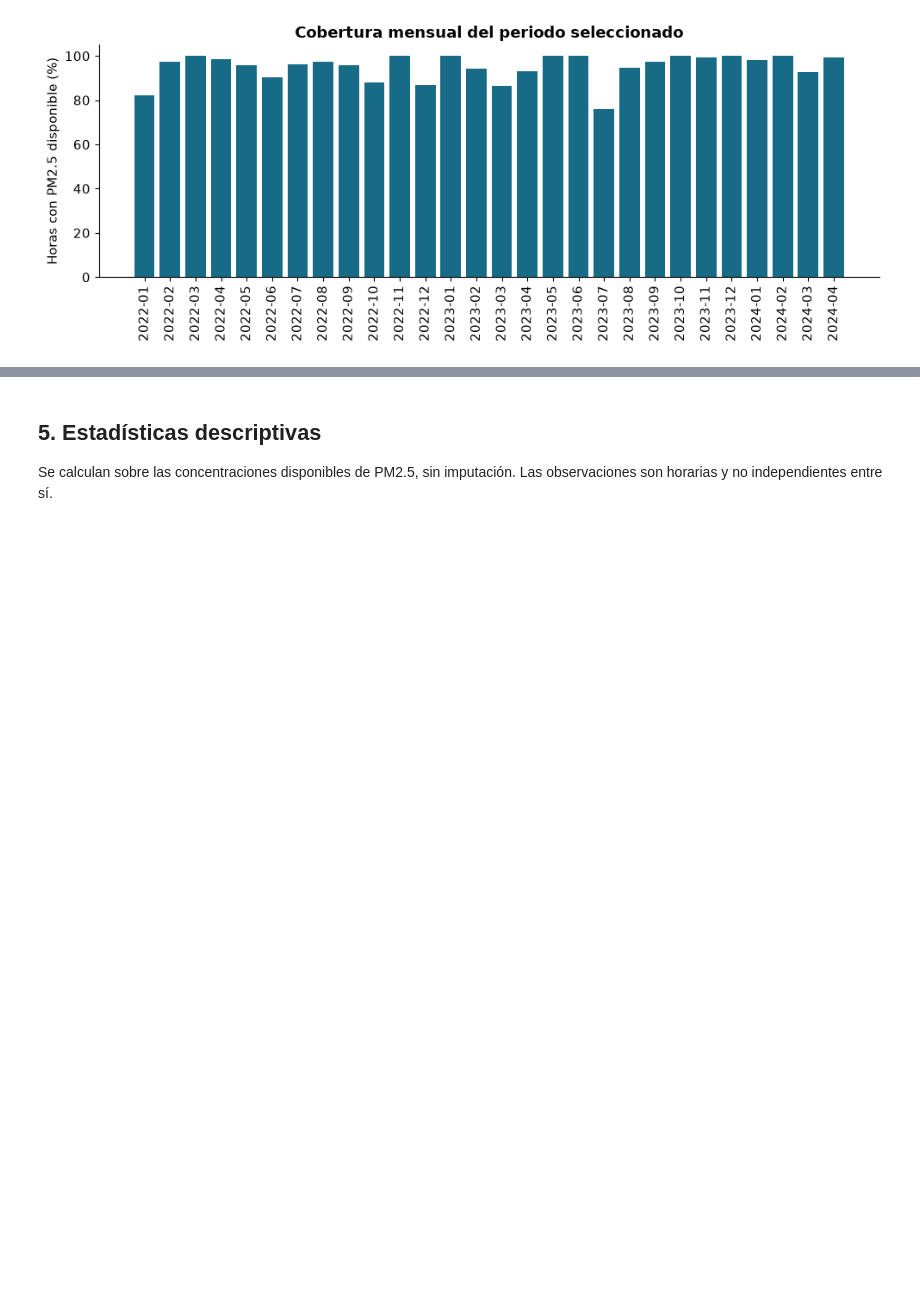
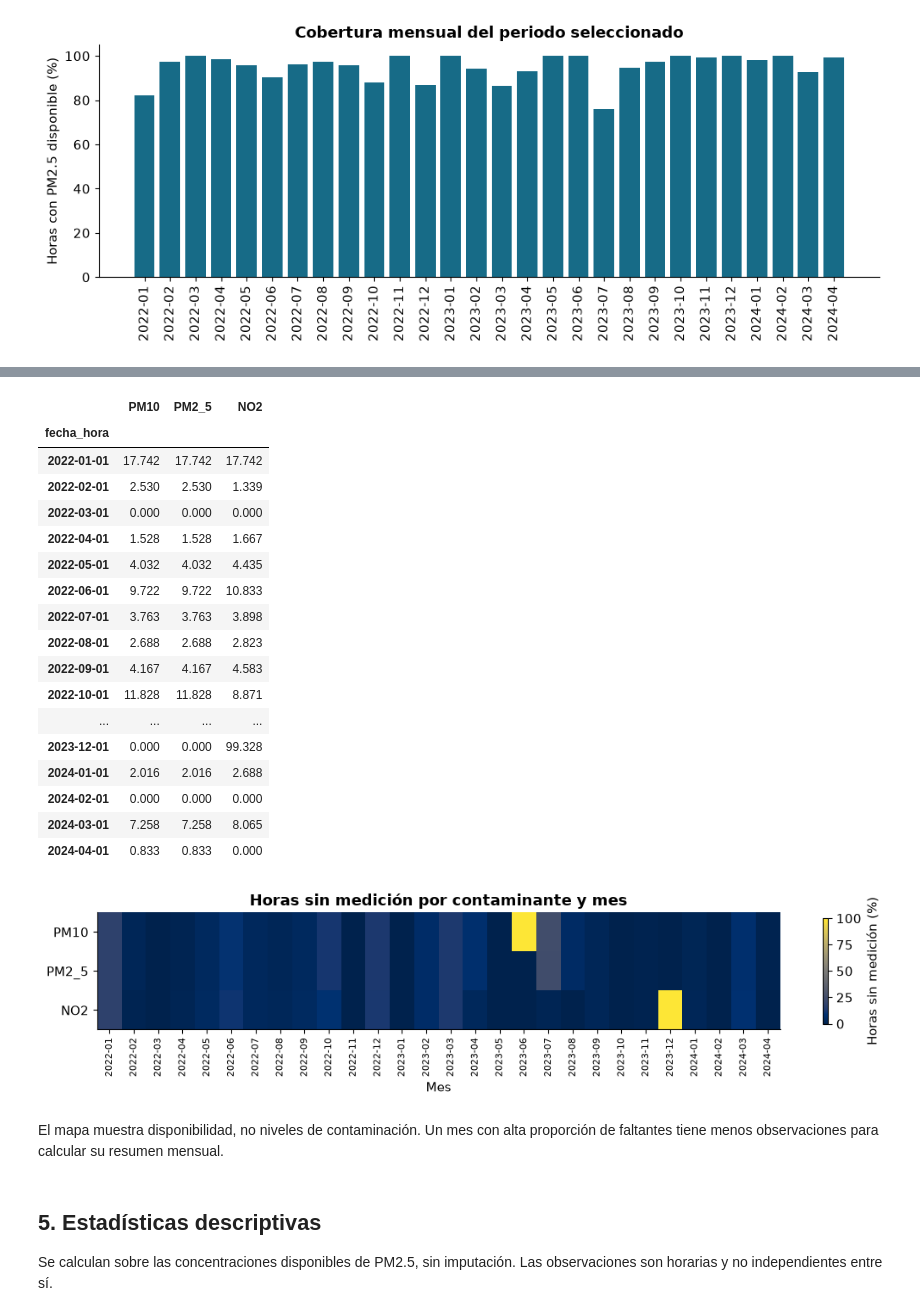
Before and after one commit to AIexander-lx/prediccion-pm25-santa-anita-, a Jupyter notebook: notebooks/01_eda.ipynb, the cells around one changed output, grey strips where cells are left out. Cells and saved outputs as stored; diff of their text form; code cells hidden in the pictures; blank space fills up the shorter version.

Commit message:
Amplía el EDA con contexto de otros contaminantes

```diff
--- a/notebooks/01_eda.ipynb
+++ b/notebooks/01_eda.ipynb
@@ -281,3 +285,41 @@ La mayor interrupción de PM2.5 dura **126 horas**. Las fechas de la tabla inclu
+# %%
+cols_cont = ['PM10', 'PM2_5', 'NO2']
+faltantes_mensuales = df[cols_cont].isna().resample('MS').mean().mul(100)
+tabla(faltantes_mensuales, 'faltantes_mensuales_contaminantes_pct')
+
+fig, ax = plt.subplots(figsize=(11, 2.7))
+mapa = ax.imshow(faltantes_mensuales.T.to_numpy(), aspect='auto', vmin=0, vmax=100,
+                 cmap='cividis', interpolation='nearest')
+ax.set_yticks(range(3), cols_cont)
+ax.set_xticks(range(len(faltantes_mensuales)), faltantes_mensuales.index.strftime('%Y-%m'),
+              rotation=90, fontsize=8)
+ax.set(title='Horas sin medición por contaminante y mes', xlabel='Mes')
+fig.colorbar(mapa, ax=ax, label='Horas sin medición (%)', shrink=.9)
+guardar(fig, '08_faltantes_contaminantes')
+
+display(Markdown('El mapa muestra disponibilidad, no niveles de contaminación. '
+                 'Un mes con alta proporción de faltantes tiene menos observaciones para calcular su resumen mensual.'))
+# %% [output]
+|  | PM10 | PM2_5 | NO2 |
+| fecha_hora |  |  |  |
+| 2022-01-01 | 17.742 | 17.742 | 17.742 |
+| 2022-02-01 | 2.530 | 2.530 | 1.339 |
+| 2022-03-01 | 0.000 | 0.000 | 0.000 |
+| 2022-04-01 | 1.528 | 1.528 | 1.667 |
+| 2022-05-01 | 4.032 | 4.032 | 4.435 |
+| 2022-06-01 | 9.722 | 9.722 | 10.833 |
+| 2022-07-01 | 3.763 | 3.763 | 3.898 |
+| 2022-08-01 | 2.688 | 2.688 | 2.823 |
+| 2022-09-01 | 4.167 | 4.167 | 4.583 |
+| 2022-10-01 | 11.828 | 11.828 | 8.871 |
+| ... | ... | ... | ... |
+| 2023-12-01 | 0.000 | 0.000 | 99.328 |
+| 2024-01-01 | 2.016 | 2.016 | 2.688 |
+| 2024-02-01 | 0.000 | 0.000 | 0.000 |
+| 2024-03-01 | 7.258 | 7.258 | 8.065 |
+| 2024-04-01 | 0.833 | 0.833 | 0.000 |
+[figure, added]
+El mapa muestra disponibilidad, no niveles de contaminación. Un mes con alta proporción de faltantes tiene menos observaciones para calcular su resumen mensual.
 # %% [markdown]
 ## 5. Estadísticas descriptivas
 Se calculan sobre las concentraciones disponibles de PM2.5, sin imputación. Las observaciones son horarias y no independientes entre sí.
```
Also changed, not shown: parts of 6 cells of this notebook, 13 other files.
